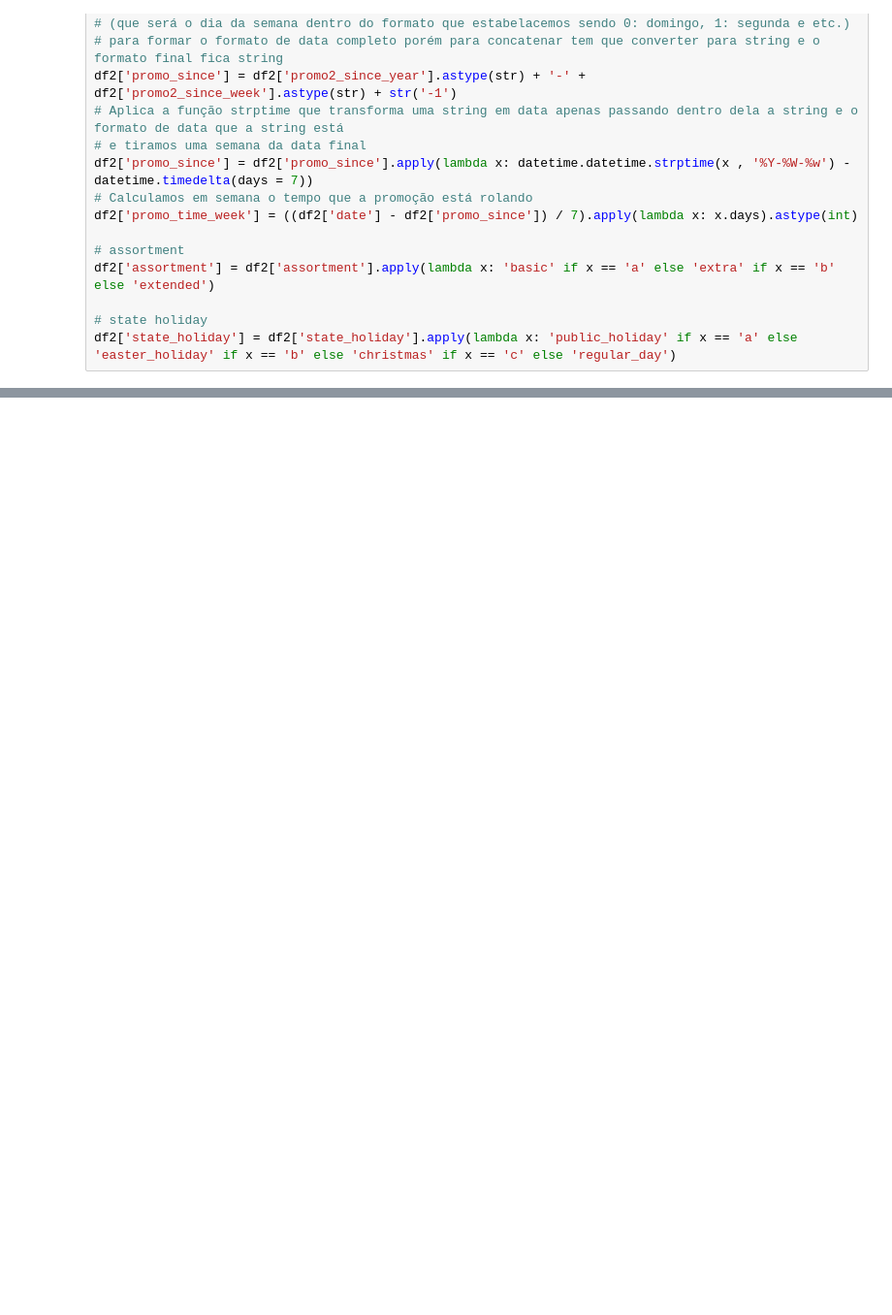
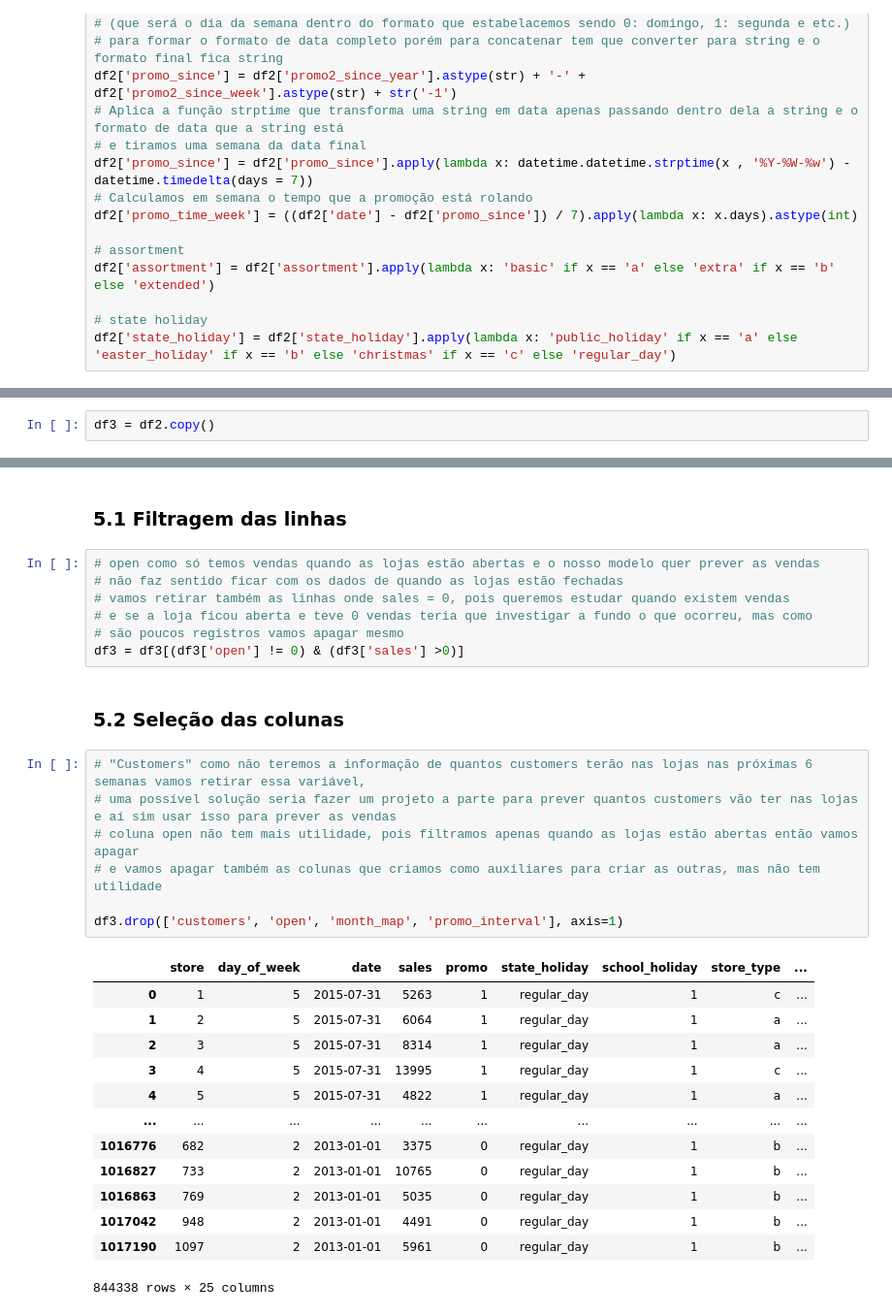
Before and after one commit to pedro-brigido/rossman_sales_predict, a Jupyter notebook: DS_em_produção.ipynb, the cells around one changed output, grey strips where cells are left out. Shown at 97% size. Saved outputs shown, nothing was run; the diff lists cells and outputs as text; blank space fills up the shorter version.

```diff
--- a/DS_em_produção.ipynb
+++ b/DS_em_produção.ipynb
@@ -586,0 +589,2 @@ df2.head().T
+# %%
+df3 = df2.copy()
@@ -586,0 +601,32 @@ df2.head().T
+# %% [markdown]
+### 5.1 Filtragem das linhas
+# %%
+# open como só temos vendas quando as lojas estão abertas e o nosso modelo quer prever as vendas
+# não faz sentido ficar com os dados de quando as lojas estão fechadas
+# vamos retirar também as linhas onde sales = 0, pois queremos estudar quando existem vendas
+# e se a loja ficou aberta e teve 0 vendas teria que investigar a fundo o que ocorreu, mas como
+# são poucos registros vamos apagar mesmo
+df3 = df3[(df3['open'] != 0) & (df3['sales'] >0)]
+# %% [markdown]
+### 5.2 Seleção das colunas
+# %%
+# "Customers" como não teremos a informação de quantos customers terão nas lojas nas próximas 6 semanas vamos retirar essa variável,
+# uma possível solução seria fazer um projeto a parte para prever quantos customers vão ter nas lojas e aí sim usar isso para prever as vendas
+# coluna open não tem mais utilidade, pois filtramos apenas quando as lojas estão abertas então vamos apagar
+# e vamos apagar também as colunas que criamos como auxiliares para criar as outras, mas não tem utilidade
+
+df3.drop(['customers', 'open', 'month_map', 'promo_interval'], axis=1)
+# %% [output]
+|  | store | day_of_week | date | sales | promo | state_holiday | school_holiday | store_type | ... |
+| 0 | 1 | 5 | 2015-07-31 | 5263 | 1 | regular_day | 1 | c | ... |
+| 1 | 2 | 5 | 2015-07-31 | 6064 | 1 | regular_day | 1 | a | ... |
+| 2 | 3 | 5 | 2015-07-31 | 8314 | 1 | regular_day | 1 | a | ... |
+| 3 | 4 | 5 | 2015-07-31 | 13995 | 1 | regular_day | 1 | c | ... |
+| 4 | 5 | 5 | 2015-07-31 | 4822 | 1 | regular_day | 1 | a | ... |
+| ... | ... | ... | ... | ... | ... | ... | ... | ... | ... |
+| 1016776 | 682 | 2 | 2013-01-01 | 3375 | 0 | regular_day | 1 | b | ... |
+| 1016827 | 733 | 2 | 2013-01-01 | 10765 | 0 | regular_day | 1 | b | ... |
+| 1016863 | 769 | 2 | 2013-01-01 | 5035 | 0 | regular_day | 1 | b | ... |
+| 1017042 | 948 | 2 | 2013-01-01 | 4491 | 0 | regular_day | 1 | b | ... |
+| 1017190 | 1097 | 2 | 2013-01-01 | 5961 | 0 | regular_day | 1 | b | ... |
+844338 rows × 25 columns
```
Also changed, not shown: parts of 2 cells of this notebook.
